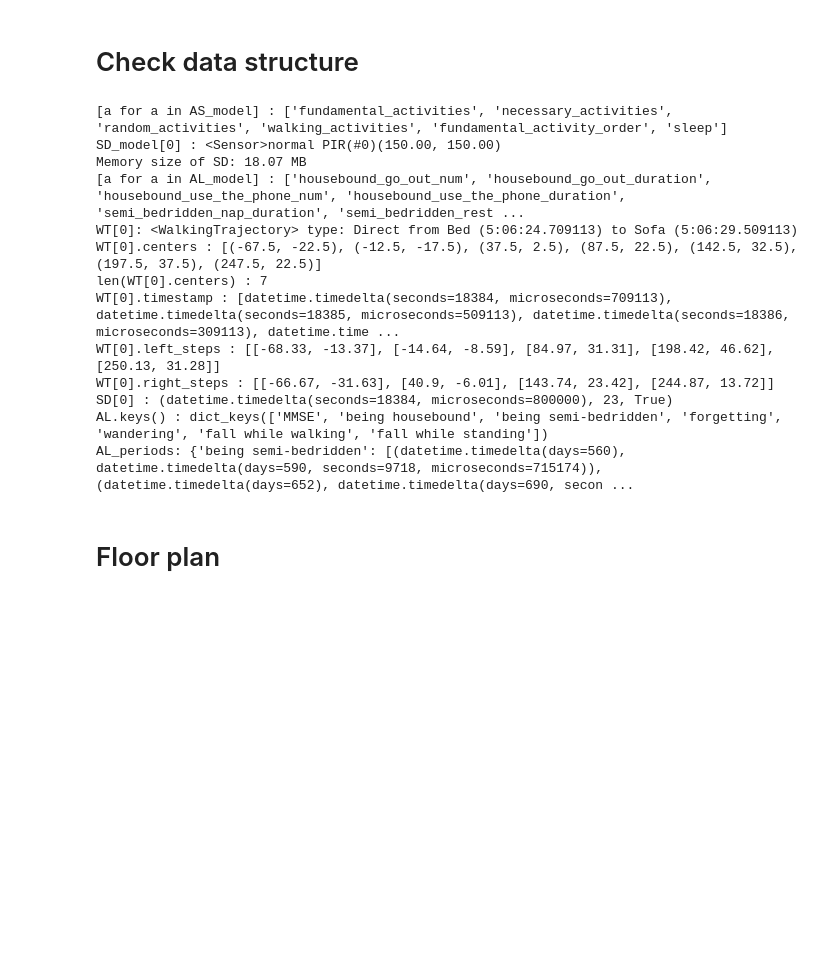
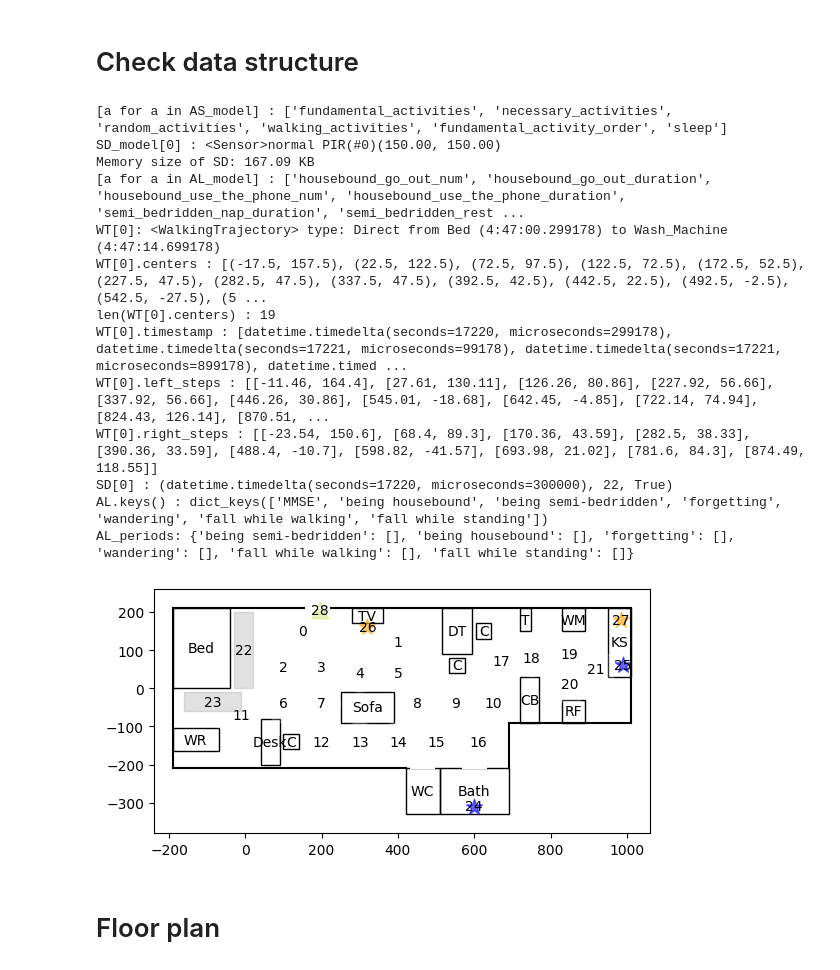
Before and after one commit to tanakai0/SensorDataSimulator, a Jupyter notebook: check_data_structure.ipynb, the cells around one changed output. Drawn from its saved outputs; the diff is of its cells as text; code cells hidden in the pictures; blank space fills up the shorter version.

```diff
--- a/check_data_structure.ipynb
+++ b/check_data_structure.ipynb
@@ -5,9 +5,16 @@ from pathlib import Path
 import src.floor_plan as floor_plan
 import src.utils as utils
 import src.analysis as analysis
+import src.constants as constants
 
 layout_path = Path("./layout_data/test_layout")
 data_path = layout_path / Path("test_data_3")
+
+# layout_path = Path("./layout_data/2024_01_25_20_51_49")
+# data_path = layout_path / Path("2024_01_25_20_54_05")
+
+layout_path = Path("./layout_data/test_layout")
+data_path = layout_path / Path("2024_01_25_21_23_57")
 
 # Load data
 # FP: Floor plan
@@ -21,14 +28,14 @@ data_path = layout_path / Path("test_data_3")
 # AL: Anomaly labels
 FP = floor_plan.FloorPlan()
 FP.load_layout(layout_path)
-AS_model = utils.pickle_load(data_path, "AS_model")
-WT_model = utils.pickle_load(data_path, "WT_model")
-SD_model = utils.pickle_load(data_path, "SD_model")
-AL_model = utils.pickle_load(data_path, "AL_model")
-AS = utils.pickle_load(data_path, "AS")
-WT = utils.pickle_load(data_path, "WT")
-SD = utils.pickle_load(data_path, "SD")
-AL = utils.pickle_load(data_path, "AL")
+AS_model = utils.pickle_load(data_path, constants.ACTIVITY_MODEL)
+WT_model = utils.pickle_load(data_path, constants.WALKING_MODEL)
+SD_model = utils.pickle_load(data_path, constants.SENSOR_MODEL)
+AL_model = utils.pickle_load(data_path, constants.ANOMALY_MODEL)
+AS = utils.pickle_load(data_path, constants.ACTIVITY_SEQUENCE)
+WT = utils.pickle_load(data_path, constants.WALKING_TRAJECTORY)
+SD = utils.pickle_load(data_path, constants.SENSOR_DATA)
+AL = utils.pickle_load(data_path, constants.ANOMALY)
 
 # check each data
 
@@ -42,44 +49,45 @@ print(f"[a for a in AS_model] : {[a for a in AS_model]}")
 # SD_model: Sensor data model
 print(f"SD_model[0] : {SD_model[0]}")
 print(f"Memory size of SD: {analysis.memory_size(SD)}")
 
 # AL_model: Anomaly label model
 print(f"[a for a in AL_model] : {[a for a in AL_model]}")
 
 # AS: Activity sequence
 
 # WT: Walking trajectories
 print(f"WT[0]: {WT[0]}")
 print(f"WT[0].centers : {WT[0].centers}")
 print(f"len(WT[0].centers) : {len(WT[0].centers)}")
 print(f"WT[0].timestamp : {WT[0].timestamp}")
 print(f"WT[0].left_steps : {WT[0].left_steps}")
 print(f"WT[0].right_steps : {WT[0].right_steps}")
 
 # SD: Sensor data
 print(f"SD[0] : {SD[0]}")
 
 # AL: Anomaly lables
 print(f"AL.keys() : {AL.keys()}")
 AL_periods = analysis.make_AL_periods(data_path) # extract periods of anomalies
 print(f"AL_periods: {AL_periods}")
 
-utils.save_layout(layout_path, layout_path, sensors=SD_model,WT=[],
-    show=False, color_map_name="Blues")
+utils.save_layout(layout_path / "experiment", layout_path, sensors=SD_model,WT=[],
+    show=True, color_map_name="Blues", filename="sensor_arangement",dpi=400,mark_point=[])
 # %% [output]
 [a for a in AS_model] : ['fundamental_activities', 'necessary_activities', 'random_activities', 'walking_activities', 'fundamental_activity_order', 'sleep']
 SD_model[0] : <Sensor>normal PIR(#0)(150.00, 150.00)
-Memory size of SD: 18.07 MB
+Memory size of SD: 167.09 KB
 [a for a in AL_model] : ['housebound_go_out_num', 'housebound_go_out_duration', 'housebound_use_the_phone_num', 'housebound_use_the_phone_duration', 'semi_bedridden_nap_duration', 'semi_bedridden_rest ...
-WT[0]: <WalkingTrajectory> type: Direct from Bed (5:06:24.709113) to Sofa (5:06:29.509113)
-WT[0].centers : [(-67.5, -22.5), (-12.5, -17.5), (37.5, 2.5), (87.5, 22.5), (142.5, 32.5), (197.5, 37.5), (247.5, 22.5)]
-len(WT[0].centers) : 7
-WT[0].timestamp : [datetime.timedelta(seconds=18384, microseconds=709113), datetime.timedelta(seconds=18385, microseconds=509113), datetime.timedelta(seconds=18386, microseconds=309113), datetime.time ...
-WT[0].left_steps : [[-68.33, -13.37], [-14.64, -8.59], [84.97, 31.31], [198.42, 46.62], [250.13, 31.28]]
-WT[0].right_steps : [[-66.67, -31.63], [40.9, -6.01], [143.74, 23.42], [244.87, 13.72]]
-SD[0] : (datetime.timedelta(seconds=18384, microseconds=800000), 23, True)
+WT[0]: <WalkingTrajectory> type: Direct from Bed (4:47:00.299178) to Wash_Machine (4:47:14.699178)
+WT[0].centers : [(-17.5, 157.5), (22.5, 122.5), (72.5, 97.5), (122.5, 72.5), (172.5, 52.5), (227.5, 47.5), (282.5, 47.5), (337.5, 47.5), (392.5, 42.5), (442.5, 22.5), (492.5, -2.5), (542.5, -27.5), (5 ...
+len(WT[0].centers) : 19
+WT[0].timestamp : [datetime.timedelta(seconds=17220, microseconds=299178), datetime.timedelta(seconds=17221, microseconds=99178), datetime.timedelta(seconds=17221, microseconds=899178), datetime.timed ...
+WT[0].left_steps : [[-11.46, 164.4], [27.61, 130.11], [126.26, 80.86], [227.92, 56.66], [337.92, 56.66], [446.26, 30.86], [545.01, -18.68], [642.45, -4.85], [722.14, 74.94], [824.43, 126.14], [870.51, ...
+WT[0].right_steps : [[-23.54, 150.6], [68.4, 89.3], [170.36, 43.59], [282.5, 38.33], [390.36, 33.59], [488.4, -10.7], [598.82, -41.57], [693.98, 21.02], [781.6, 84.3], [874.49, 118.55]]
+SD[0] : (datetime.timedelta(seconds=17220, microseconds=300000), 22, True)
 AL.keys() : dict_keys(['MMSE', 'being housebound', 'being semi-bedridden', 'forgetting', 'wandering', 'fall while walking', 'fall while standing'])
-AL_periods: {'being semi-bedridden': [(datetime.timedelta(days=560), datetime.timedelta(days=590, seconds=9718, microseconds=715174)), (datetime.timedelta(days=652), datetime.timedelta(days=690, secon ...
+AL_periods: {'being semi-bedridden': [], 'being housebound': [], 'forgetting': [], 'wandering': [], 'fall while walking': [], 'fall while standing': []}
+[figure, added]
 # %% [markdown]
 # Floor plan
 # %%
```
Also changed, not shown: 10 other files.
